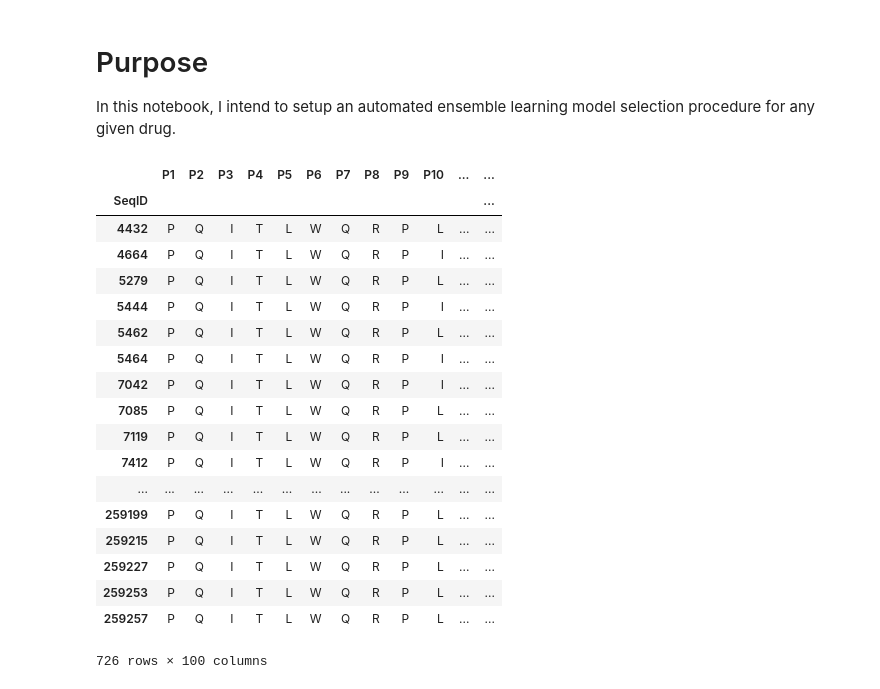
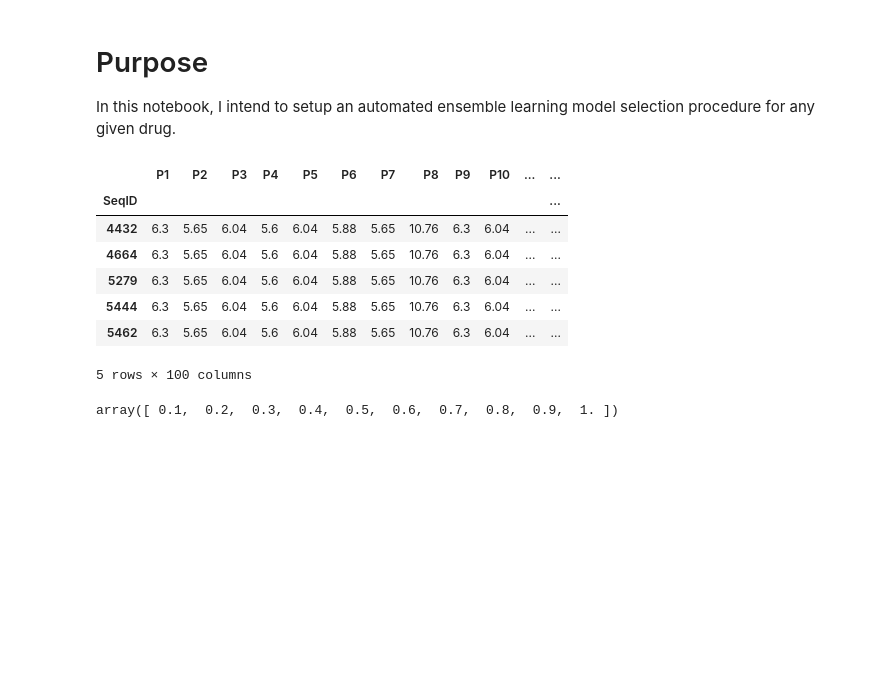
Before and after one commit to ericmjl/genomic-surveillance-dashboard, a Jupyter notebook: notebooks/automated-ensemble-selection.ipynb, the cells around one changed output. Saved outputs shown, nothing was run; the diff lists cells and outputs as text; code cells hidden in the pictures; blank space fills up the shorter version.

```diff
--- a/notebooks/automated-ensemble-selection.ipynb
+++ b/notebooks/automated-ensemble-selection.ipynb
@@ -21,22 +22,28 @@ data = cf.get_cleaned_data('protease', 'FPV')
-# %%
-data
-# %% [output]
-|  | P1 | P2 | P3 | P4 | P5 | P6 | P7 | P8 | P9 | P10 | ... | ... |
-| SeqID |  |  |  |  |  |  |  |  |  |  |  | ... |
-| 4432 | P | Q | I | T | L | W | Q | R | P | L | ... | ... |
-| 4664 | P | Q | I | T | L | W | Q | R | P | I | ... | ... |
-| 5279 | P | Q | I | T | L | W | Q | R | P | L | ... | ... |
-| 5444 | P | Q | I | T | L | W | Q | R | P | I | ... | ... |
-| 5462 | P | Q | I | T | L | W | Q | R | P | L | ... | ... |
-| 5464 | P | Q | I | T | L | W | Q | R | P | I | ... | ... |
-| 7042 | P | Q | I | T | L | W | Q | R | P | I | ... | ... |
-| 7085 | P | Q | I | T | L | W | Q | R | P | L | ... | ... |
-| 7119 | P | Q | I | T | L | W | Q | R | P | L | ... | ... |
-| 7412 | P | Q | I | T | L | W | Q | R | P | I | ... | ... |
-| ... | ... | ... | ... | ... | ... | ... | ... | ... | ... | ... | ... | ... |
-| 259199 | P | Q | I | T | L | W | Q | R | P | L | ... | ... |
-| 259215 | P | Q | I | T | L | W | Q | R | P | L | ... | ... |
-| 259227 | P | Q | I | T | L | W | Q | R | P | L | ... | ... |
-| 259253 | P | Q | I | T | L | W | Q | R | P | L | ... | ... |
-| 259257 | P | Q | I | T | L | W | Q | R | P | L | ... | ... |
-726 rows × 100 columns
+# %%
+## GREAT! I THINK WE HAVE THE MASTER FUNCTION FOR READING DATA COMPOSED!
+drug = 'FPV'
+protein = 'protease'
+data, feat_cols = cf.get_cleaned_data(protein, drug)
+
+# Just checking:
+cf.test_data_integrity(data)
+
+## Now, let's do data transformations.
+from isoelectric_point import isoelectric_points
+
+# Replace amino acids with pKa values
+for col in feat_cols:
+    data[col] = data[col].replace(isoelectric_points.keys(), isoelectric_points.values())
+
+# log10-transform the drug column.
+data[drug] = data[drug].apply(lambda x:np.log10(x))
+data.head()
+# %% [output]
+|  | P1 | P2 | P3 | P4 | P5 | P6 | P7 | P8 | P9 | P10 | ... | ... |
+| SeqID |  |  |  |  |  |  |  |  |  |  |  | ... |
+| 4432 | 6.3 | 5.65 | 6.04 | 5.6 | 6.04 | 5.88 | 5.65 | 10.76 | 6.3 | 6.04 | ... | ... |
+| 4664 | 6.3 | 5.65 | 6.04 | 5.6 | 6.04 | 5.88 | 5.65 | 10.76 | 6.3 | 6.04 | ... | ... |
+| 5279 | 6.3 | 5.65 | 6.04 | 5.6 | 6.04 | 5.88 | 5.65 | 10.76 | 6.3 | 6.04 | ... | ... |
+| 5444 | 6.3 | 5.65 | 6.04 | 5.6 | 6.04 | 5.88 | 5.65 | 10.76 | 6.3 | 6.04 | ... | ... |
+| 5462 | 6.3 | 5.65 | 6.04 | 5.6 | 6.04 | 5.88 | 5.65 | 10.76 | 6.3 | 6.04 | ... | ... |
+5 rows × 100 columns
@@ -42,0 +59,4 @@ data
+# %%
+np.arange(0.1, 1.1, 0.1)
+# %% [output]
+array([ 0.1,  0.2,  0.3,  0.4,  0.5,  0.6,  0.7,  0.8,  0.9,  1. ])
```
Also changed, not shown: parts of 7 cells of this notebook.
